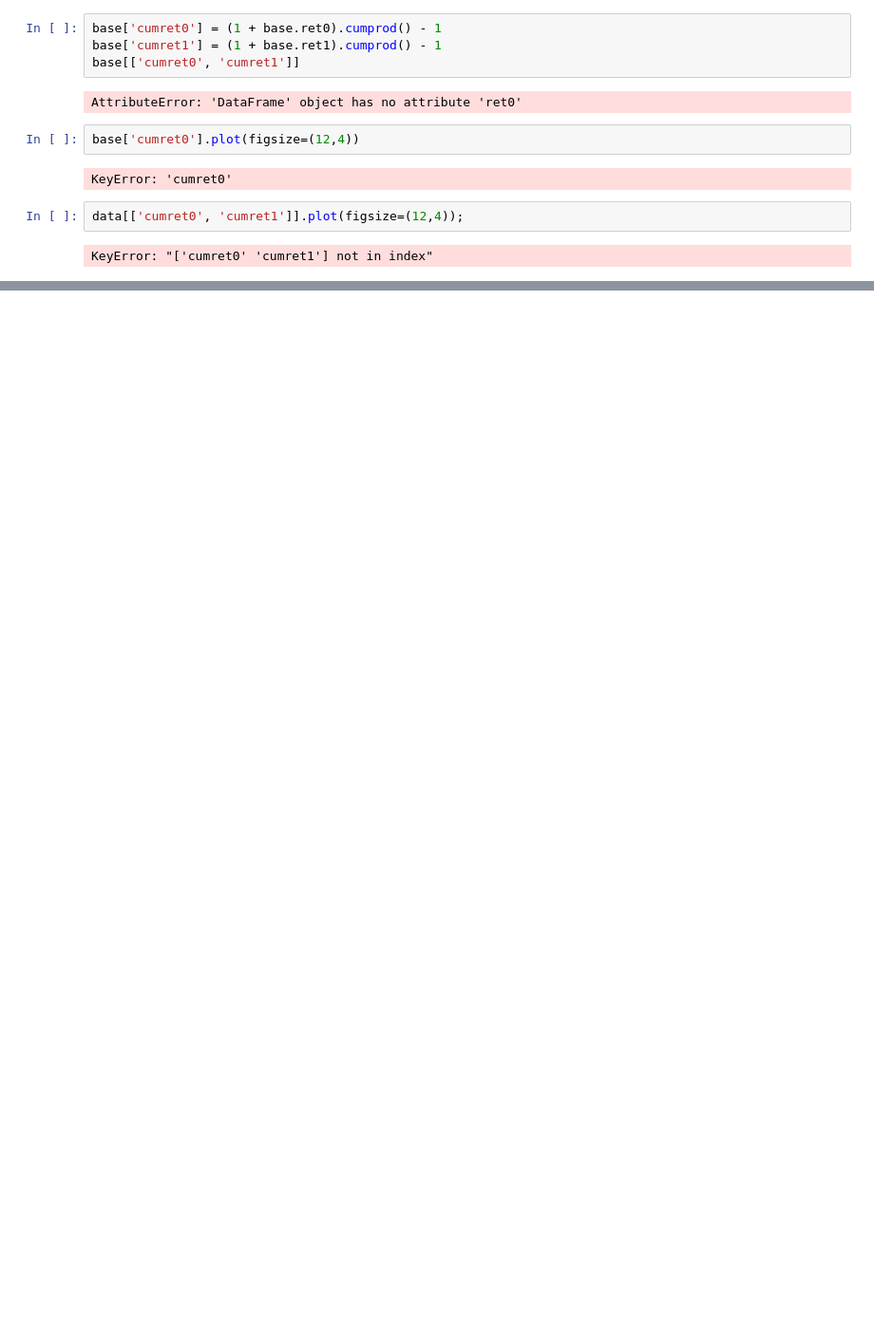
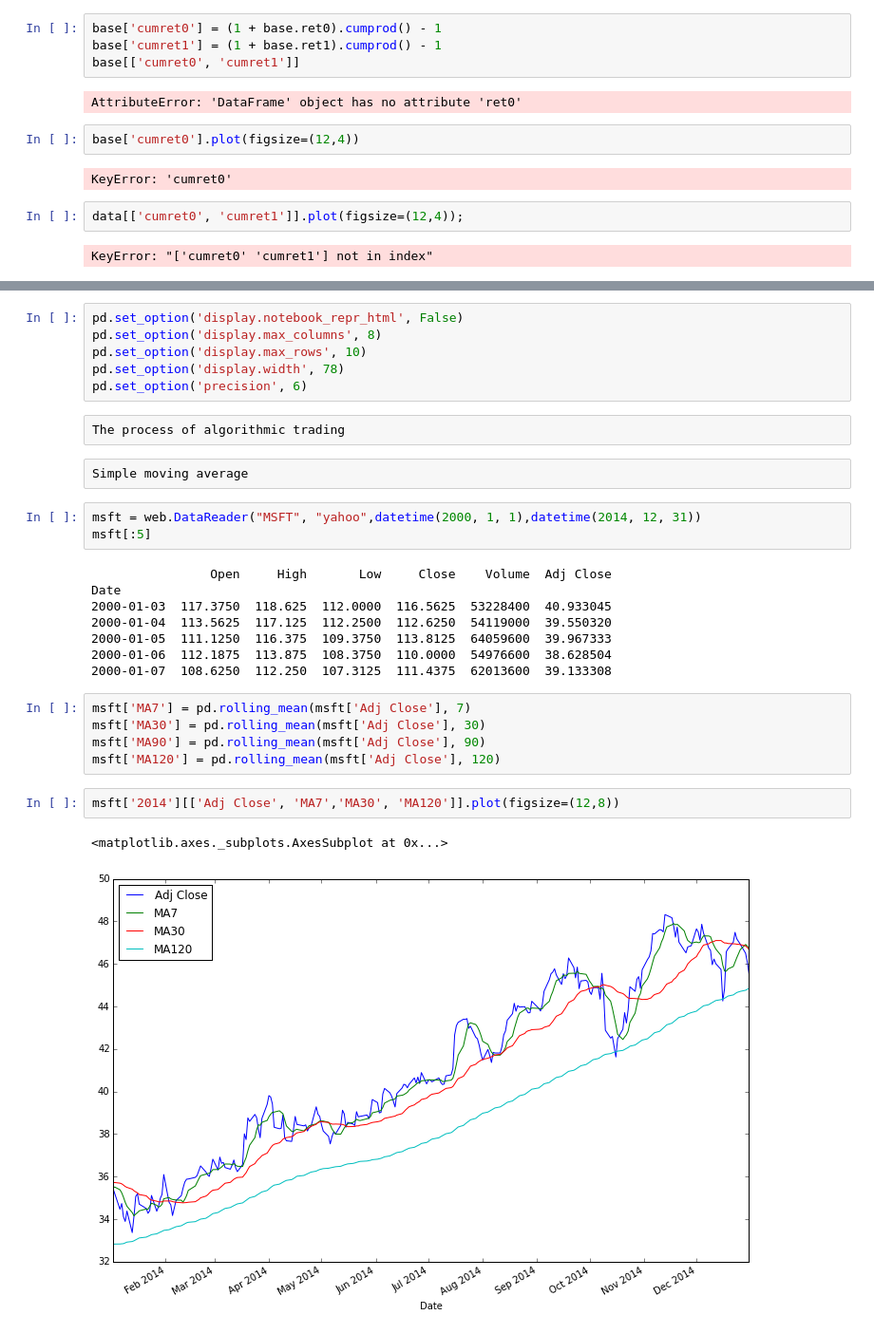
Before and after one commit to quantumn/my-financial-world, a Jupyter notebook: Explore Financial Market/mastering pandas.ipynb, the cells around one changed output, grey strips where cells are left out. Shown at 95% size. Saved outputs shown, nothing was run; the diff lists cells and outputs as text; blank space fills up the shorter version.

Commit message:
modified notebook, but shoud review some script which is missing of some unextensible library

```diff
--- a/Explore Financial Market/mastering pandas.ipynb
+++ b/Explore Financial Market/mastering pandas.ipynb
@@ -867,0 +882,31 @@ KeyError: "['cumret0' 'cumret1'] not in index"
+# %%
+pd.set_option('display.notebook_repr_html', False)
+pd.set_option('display.max_columns', 8)
+pd.set_option('display.max_rows', 10)
+pd.set_option('display.width', 78)
+pd.set_option('precision', 6)
+# %% [raw]
+The process of algorithmic trading
+# %% [raw]
+Simple moving average
+# %%
+msft = web.DataReader("MSFT", "yahoo",datetime(2000, 1, 1),datetime(2014, 12, 31))
+msft[:5]
+# %% [output]
+                Open     High       Low     Close    Volume  Adj Close
+Date
+2000-01-03  117.3750  118.625  112.0000  116.5625  53228400  40.933045
+2000-01-04  113.5625  117.125  112.2500  112.6250  54119000  39.550320
+2000-01-05  111.1250  116.375  109.3750  113.8125  64059600  39.967333
+2000-01-06  112.1875  113.875  108.3750  110.0000  54976600  38.628504
+2000-01-07  108.6250  112.250  107.3125  111.4375  62013600  39.133308
+# %%
+msft['MA7'] = pd.rolling_mean(msft['Adj Close'], 7)
+msft['MA30'] = pd.rolling_mean(msft['Adj Close'], 30)
+msft['MA90'] = pd.rolling_mean(msft['Adj Close'], 90)
+msft['MA120'] = pd.rolling_mean(msft['Adj Close'], 120)
+# %%
+msft['2014'][['Adj Close', 'MA7','MA30', 'MA120']].plot(figsize=(12,8))
+# %% [output]
+<matplotlib.axes._subplots.AxesSubplot at 0x...>
+[figure, added]
```
Also changed, not shown: parts of 30 cells of this notebook.
